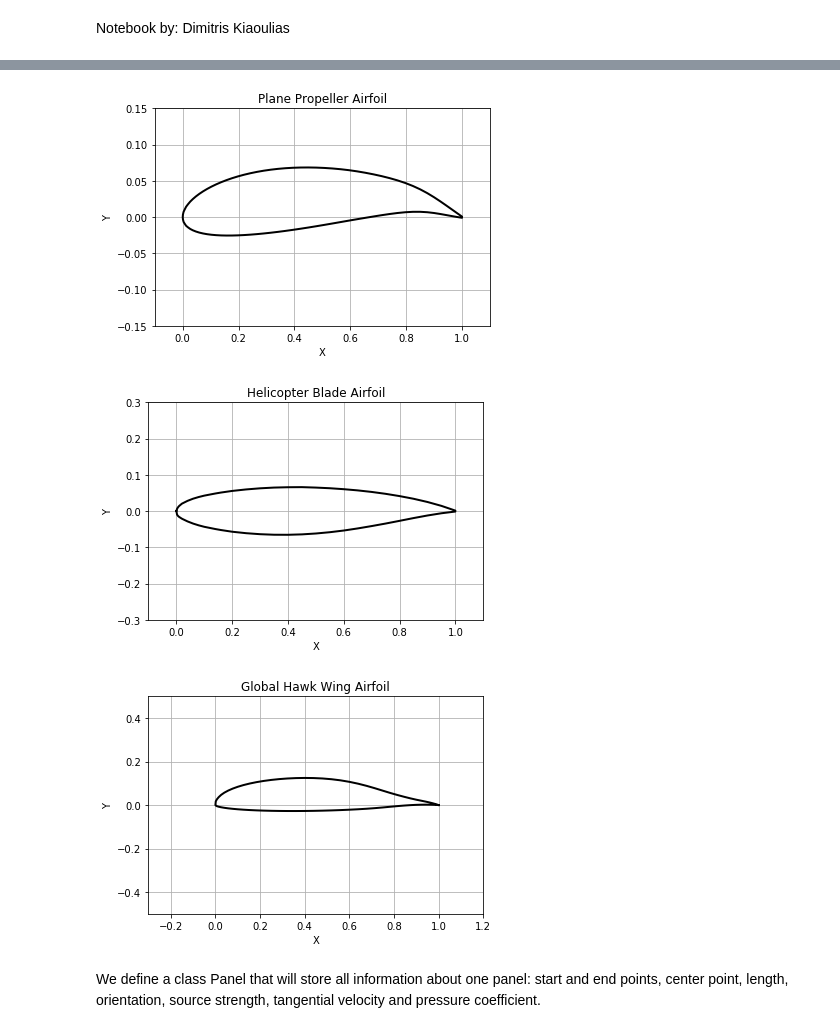
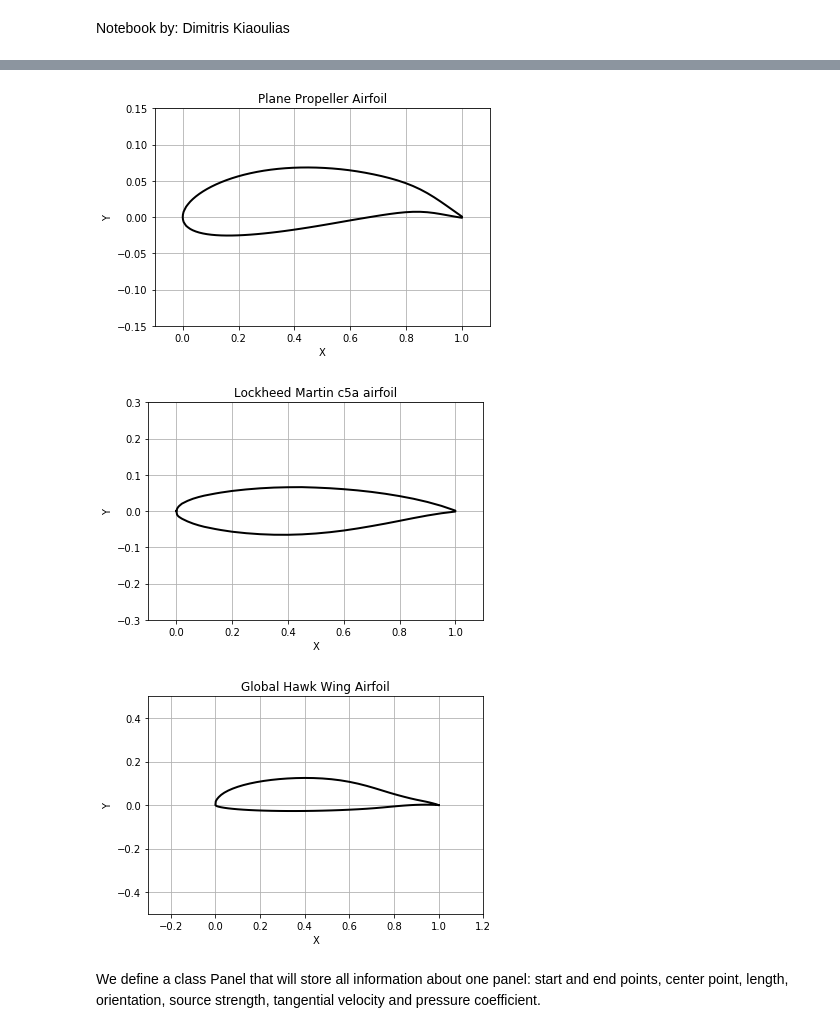
Before and after one commit to gwu-seas-mae6226/AeroPython-studentprojects2019, a Jupyter notebook: Dkiaoulias/project.ipynb, the cells around one changed output, grey strips where cells are left out. Cells and saved outputs as stored; diff of their text form; code cells hidden in the pictures.

```diff
--- a/Dkiaoulias/project.ipynb
+++ b/Dkiaoulias/project.ipynb
@@ -39,41 +39,41 @@ pyplot.xlim(-0.1,1.1)
 pyplot.ylim(-0.15,0.15)
 
 
-##### Hughes helicopter HH-02 rotorcraft airfoil blade #####
+##### Lockheed Martin c5a airfoil blade #####
 # Load geometry from data file
 naca_filepath = os.path.join('data','c5a1.csv')
 with open (naca_filepath, 'r') as file_name:
     rotorcraft_x, rotorcraft_y = numpy.loadtxt(file_name, dtype=float, delimiter=',', unpack=True)
 
 # plot the rotorcraft airfoil geometry
 pyplot.figure()
 pyplot.grid()
-pyplot.title('Helicopter Blade Airfoil')
+pyplot.title('Lockheed Martin c5a airfoil')
 pyplot.xlabel('X')
 pyplot.ylabel('Y')
 pyplot.plot(rotorcraft_x, rotorcraft_y, color='k', linestyle='-', linewidth=2)
 pyplot.xlim(-0.1,1.1)
 pyplot.ylim(-0.3,0.3)
 
 
 ##### Northrop RQ-4 Global Hawk wing airfoil #####
 # Load geometry from data file
 naca_filepath = os.path.join('data','Northrop_RQ-4_Global_Hawk.csv')
 with open (naca_filepath, 'r') as file_name:
     RQ4_x, RQ4_y = numpy.loadtxt(file_name, dtype=float, delimiter=',', unpack=True)
 
 # plot the wing airfoil geometry
 pyplot.figure()
 pyplot.grid()
 pyplot.title('Global Hawk Wing Airfoil')
 pyplot.xlabel('X')
 pyplot.ylabel('Y')
 pyplot.plot(RQ4_x, RQ4_y, color='k', linestyle='-', linewidth=2)
 pyplot.xlim(-0.3,1.2)
 pyplot.ylim(-0.5,0.5);
 # %% [output]
 [figure]
-[figure, old version]
+[figure, new version]
 [figure]
 # %% [markdown]
 We define a class Panel that will store all information about one panel: start and end points, center point, length, orientation, source strength, tangential velocity and pressure coefficient.
```
Also changed, not shown: parts of 16 cells of this notebook, 6 other files.
